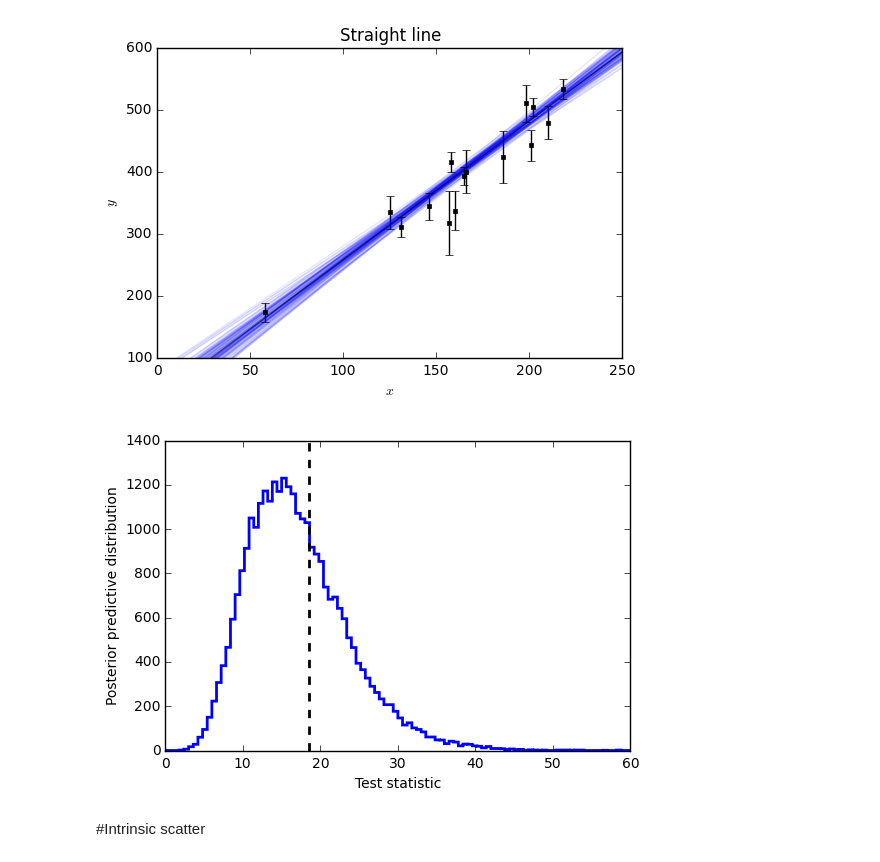
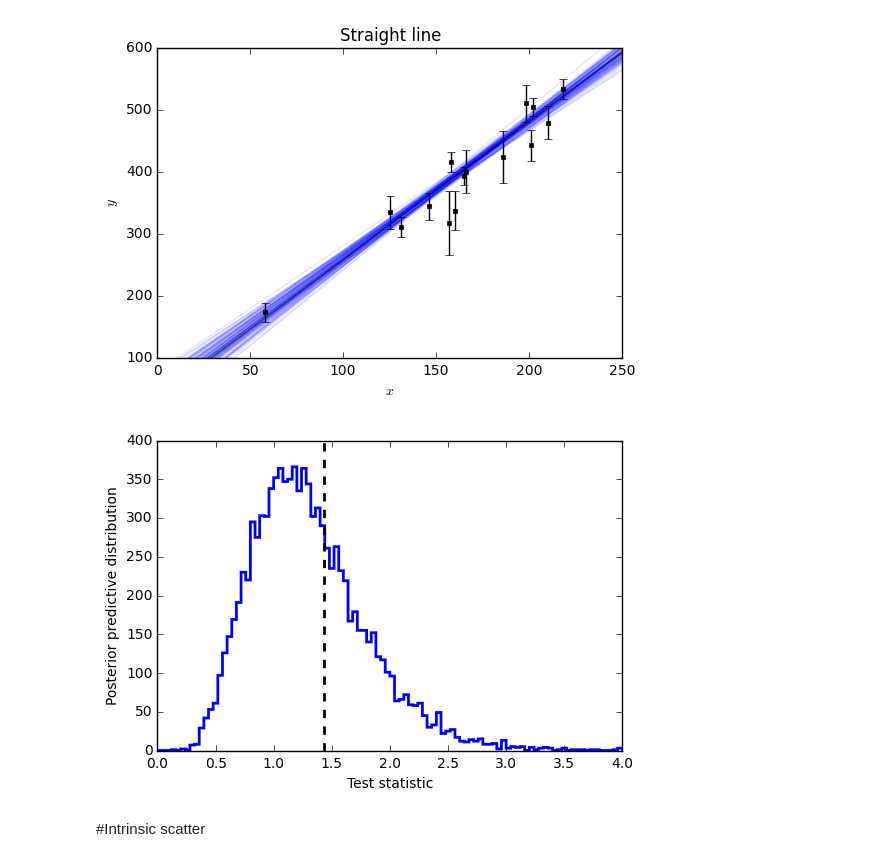
Before and after one commit to dstndstn/LearningInference, a Jupyter notebook: straightline.ipynb, the cells around one changed output. Cells and saved outputs as stored; diff of their text form; code cells hidden in the pictures.

Commit message:
Tidying up, trying to use new triangle options (but failing)

```diff
--- a/straightline.ipynb
+++ b/straightline.ipynb
@@ -91,7 +98,7 @@ m,b = 2, 0
 mstep, bstep = 0.1, 10.
 
 # how many steps?
-nsteps = 100000
+nsteps = 10000
 
 chain = []
 naccept = 0
@@ -120,31 +127,4 @@ for i in range(nsteps):
 
     chain.append((b,m))
 print 'Acceptance fraction:', naccept/float(nsteps)
-
-# Pull m and b arrays out of the Markov chain.
-mm = [m for b,m in chain]
-bb = [b for b,m in chain]
-# Scatterplot of m,b posterior samples
-plt.clf()
-plt.contour(bgrid, mgrid, posterior, pdf_contour_levels(posterior))
-plt.plot(bb, mm, 'b.', alpha=0.1)
-plot_mb_setup()
-plt.show()
-
-# Histograms
-import triangle
-triangle.corner(chain, labels=['b','m'], extents=[0.99]*2)
-plt.show()
-
-# Traces
-plt.clf()
-plt.subplot(2,1,1)
-plt.plot(mm, 'k-')
-plt.ylim(mlo,mhi)
-plt.ylabel('m')
-plt.subplot(2,1,2)
-plt.plot(bb, 'k-')
-plt.ylabel('b')
-plt.ylim(blo,bhi)
-plt.show()
 # %% [output]
@@ -167,23 +183,23 @@ plot_yerr(x, y, sigmay)
 [figure]
 # %%
 def test_statistic(x,y,sigmay,b_ls,m_ls):
-    return np.sum((y - m_ls*x - b_ls)**2.0/sigmay**2.0)
+   return np.sum((y - m_ls*x - b_ls)**2.0/sigmay**2.0)/(len(y)-2)
 
 def mean_test_stat(x,y,sigmay):
     pass
 
 T = np.zeros(len(chain))
 for k,(b,m) in enumerate(chain):
     yp = b + m*x + np.random.randn(len(x)) * sigmay
     T[k] = test_statistic(x,yp,sigmay,b_ls,m_ls)
 Td = test_statistic(x,y, sigmay, b_ls, m_ls)
 
-plt.hist(T, 100, histtype='step', color='b', lw=2, range=(0,60))
+plt.hist(T, 100, histtype='step', color='b', lw=2, range=(0,4))
 plt.axvline(Td, color='k', linestyle='--', lw=2)
 plt.xlabel('Test statistic')
 plt.ylabel('Posterior predictive distribution');
 # %% [output]
-[figure, old version]
+[figure, new version]
 # %% [markdown]
 #Intrinsic scatter
 # %%
```
Also changed, not shown: parts of 12 cells of this notebook, 1 other file.
